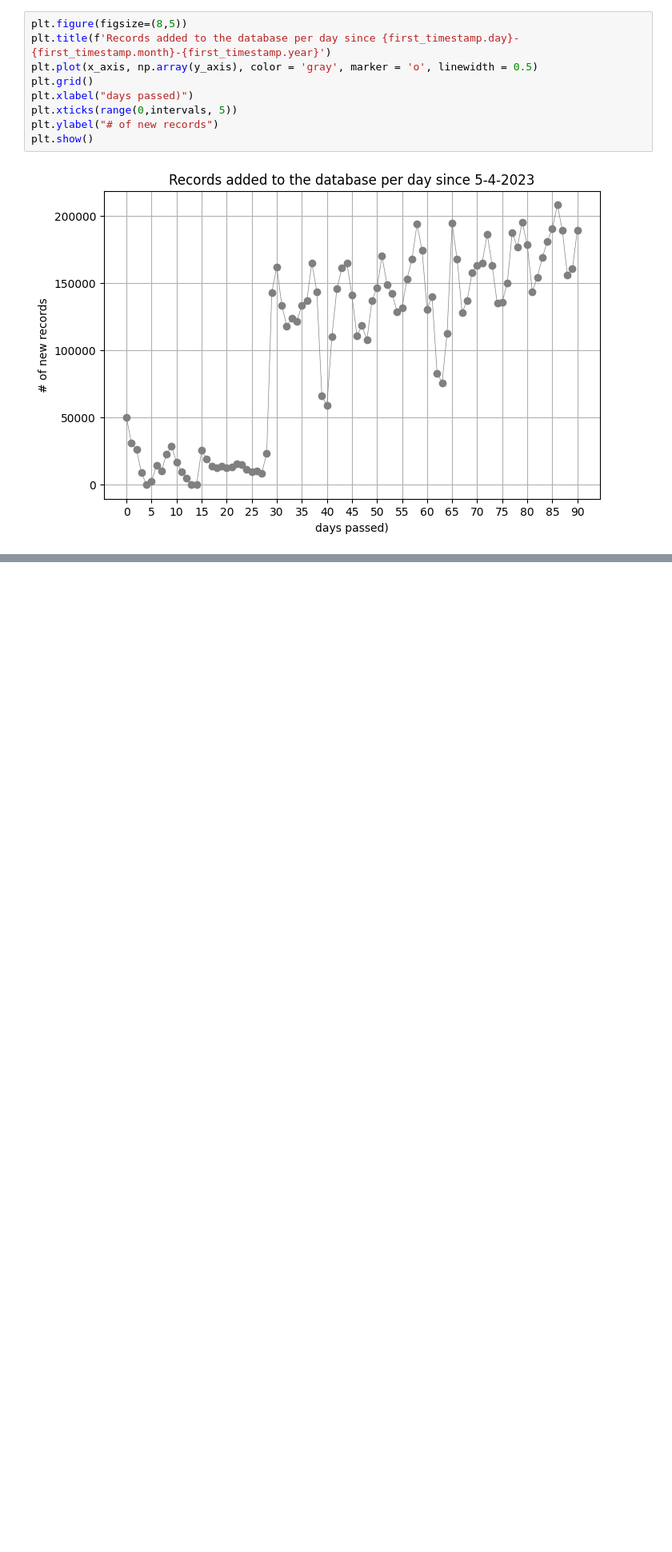
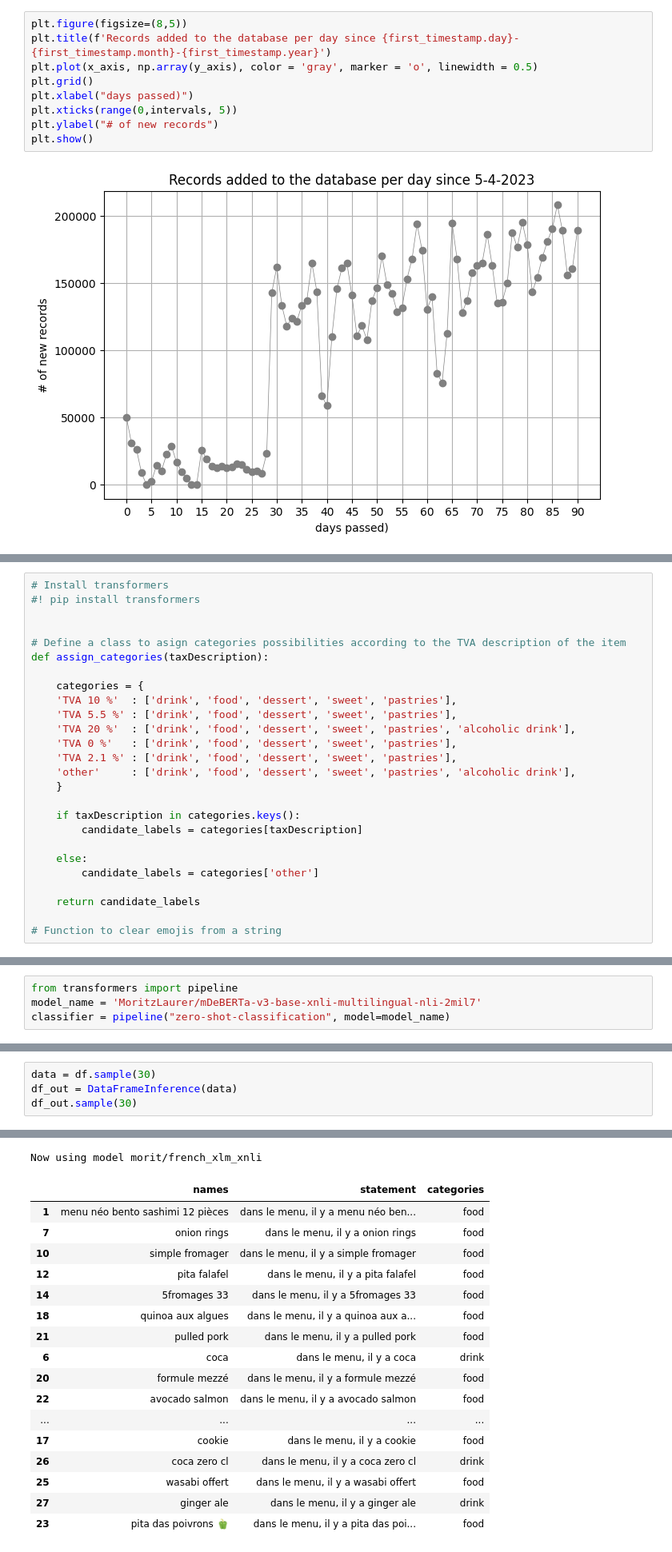
Before and after one commit to JCLMantilla/killbills, a Jupyter notebook: main.ipynb, the cells around one changed output, grey strips where cells are left out. Shown at 80% size. Saved outputs shown, nothing was run; the diff lists cells and outputs as text; blank space fills up the shorter version.

```diff
--- a/main.ipynb
+++ b/main.ipynb
@@ -354,0 +295,26 @@ LinAlgError: Last 2 dimensions of the array must be square
+# %%
+# Install transformers
+#! pip install transformers
+
+
+# Define a class to asign categories possibilities according to the TVA description of the item
+def assign_categories(taxDescription):
+
+    categories = {
+    'TVA 10 %'  : ['drink', 'food', 'dessert', 'sweet', 'pastries'],
+    'TVA 5.5 %' : ['drink', 'food', 'dessert', 'sweet', 'pastries'],
+    'TVA 20 %'  : ['drink', 'food', 'dessert', 'sweet', 'pastries', 'alcoholic drink'],
+    'TVA 0 %'   : ['drink', 'food', 'dessert', 'sweet', 'pastries'],
+    'TVA 2.1 %' : ['drink', 'food', 'dessert', 'sweet', 'pastries'],
+    'other'     : ['drink', 'food', 'dessert', 'sweet', 'pastries', 'alcoholic drink'],
+    }
+
+    if taxDescription in categories.keys():
+        candidate_labels = categories[taxDescription]
+
+    else:
+        candidate_labels = categories['other']
+
+    return candidate_labels
+
+# Function to clear emojis from a string
@@ -354,0 +325,4 @@ LinAlgError: Last 2 dimensions of the array must be square
+# %%
+from transformers import pipeline
+model_name = 'MoritzLaurer/mDeBERTa-v3-base-xnli-multilingual-nli-2mil7'
+classifier = pipeline("zero-shot-classification", model=model_name)
@@ -354,0 +386,5 @@ LinAlgError: Last 2 dimensions of the array must be square
+# %%
+data = df.sample(30)
+df_out = DataFrameInference(data)
+df_out.sample(30)
+# %% [output]
@@ -354,0 +392,18 @@ LinAlgError: Last 2 dimensions of the array must be square
+Now using model morit/french_xlm_xnli
+|  | names | statement | categories |
+| 1 | menu néo bento sashimi 12 pièces | dans le menu, il y a menu néo ben... | food |
+| 7 | onion rings | dans le menu, il y a onion rings | food |
+| 10 | simple fromager | dans le menu, il y a simple fromager | food |
+| 12 | pita falafel | dans le menu, il y a pita falafel | food |
+| 14 | 5fromages 33 | dans le menu, il y a 5fromages 33 | food |
+| 18 | quinoa aux algues | dans le menu, il y a quinoa aux a... | food |
+| 21 | pulled pork | dans le menu, il y a pulled pork | food |
+| 6 | coca | dans le menu, il y a coca | drink |
+| 20 | formule mezzé | dans le menu, il y a formule mezzé | food |
+| 22 | avocado salmon | dans le menu, il y a avocado salmon | food |
+| ... | ... | ... | ... |
+| 17 | cookie | dans le menu, il y a cookie | food |
+| 26 | coca zero cl | dans le menu, il y a coca zero cl | drink |
+| 25 | wasabi offert | dans le menu, il y a wasabi offert | food |
+| 27 | ginger ale | dans le menu, il y a ginger ale | drink |
+| 23 | pita das poivrons 🫑 | dans le menu, il y a pita das poi... | food |
```
Also changed, not shown: parts of 38 cells of this notebook, 1 other file.
